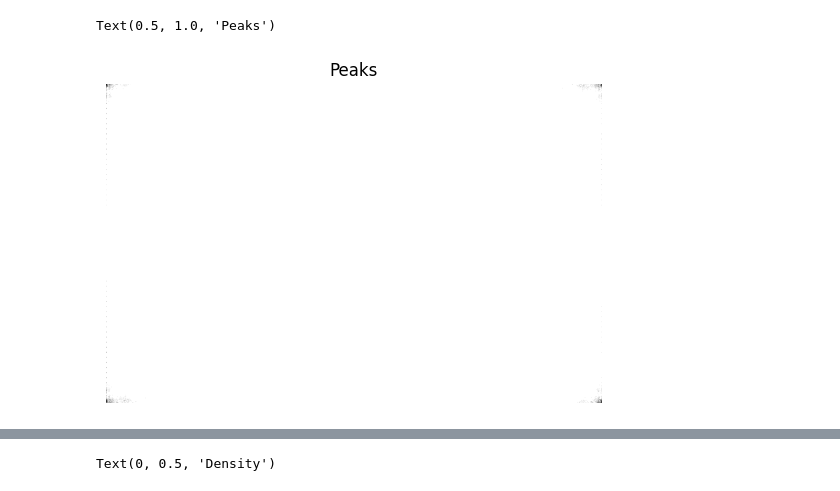
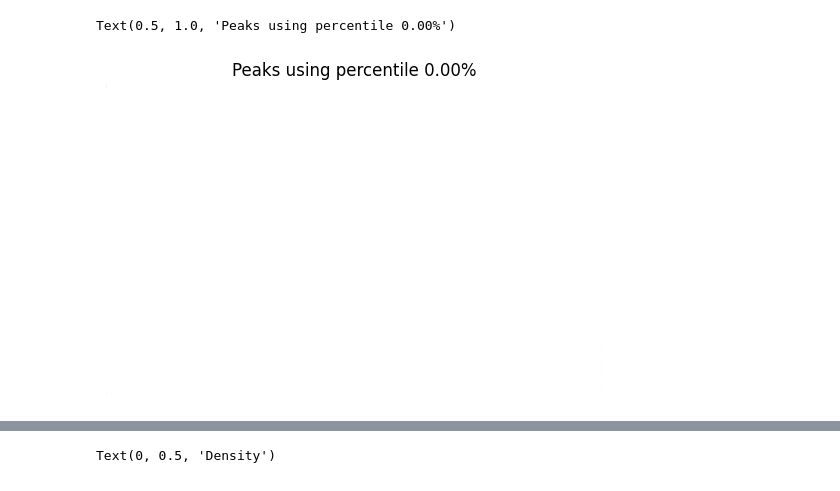
Before and after one commit to StefanoMagriniAlunno/MMATH_Thesis, a Jupyter notebook: data/console.ipynb, the cells around one changed output, grey strips where cells are left out. Cells and saved outputs as stored; diff of their text form; code cells hidden in the pictures.

```diff
--- a/data/console.ipynb
+++ b/data/console.ipynb
@@ -13,7 +13,7 @@ def complex_to_rgb(c: torch.Tensor):
     return colorsys.hls_to_rgb(hue, light, saturation)
 # %%
 # leggo l'immagine
-image_path = 'db/cutted_set/Author1/Author1_0001_03.png'
+image_path = 'db/cutted_set/Author4/Author4_0001_01.png'
 
 # carico l'immagine e la passo a torch
 image = Image.open(image_path).convert('L')
@@ -32,13 +32,14 @@ for i in range(image_fft.shape[0]):
         image_fft_rgb[i, j] = torch.tensor(complex_to_rgb(image_fft[i, j]))
 
 # visualizzo le due immagini a confronto in una grande figura
-plt.figure(figsize=(20, 10))
-plt.subplot(2, 1, 1)
+plt.figure(figsize=(2*8, 1*8))
+plt.subplot(1, 2, 1)
 plt.imshow(image_torch, cmap='gray')
 plt.axis('off')
 plt.title('Original Image')
-plt.subplot(2, 1, 2)
+plt.subplot(1, 2, 2)
 plt.imshow(image_fft_rgb, vmin=0, vmax=1)
 plt.axis('off')
 plt.title('Fourier Transform')
+plt.savefig('fft.png', dpi=600)
 # %% [output]
@@ -47,22 +47,22 @@ Text(0.5, 1.0, 'Fourier Transform')
 # %%
 # rilevo i picchi di magnitudine
-p = 0.0005  # percentile
+p = 0.001/100  # percentile
 image_fft_abs = image_fft.flatten().abs()
 image_fft_abs_sort = torch.sort(image_fft_abs, descending=True)
 threshold = image_fft_abs_sort.values[int(p * image_fft_abs.numel())]
 image_fft_abs_thresholded = image_fft_abs <= threshold
 
 # cambio tipo in float
 image_fft_abs_thresholded = image_fft_abs_thresholded.to(torch.float32)
 
 # visualizzo i picchi
 plt.figure()
 plt.imshow(image_fft_abs_thresholded.reshape(image_fft.shape), cmap='gray')
 plt.axis('off')
-plt.title('Peaks')
+plt.title(f'Peaks using percentile {p*100:.2f}%')
 # %% [output]
-Text(0.5, 1.0, 'Peaks')
+Text(0.5, 1.0, 'Peaks using percentile 0.00%')
-[figure, old version]
+[figure, new version]
 # %%
 # annullo i picchi
 image_fft_new = image_fft * image_fft_abs_thresholded.reshape(image_fft.shape)
```
Also changed, not shown: parts of 2 cells of this notebook, 7 other files.
